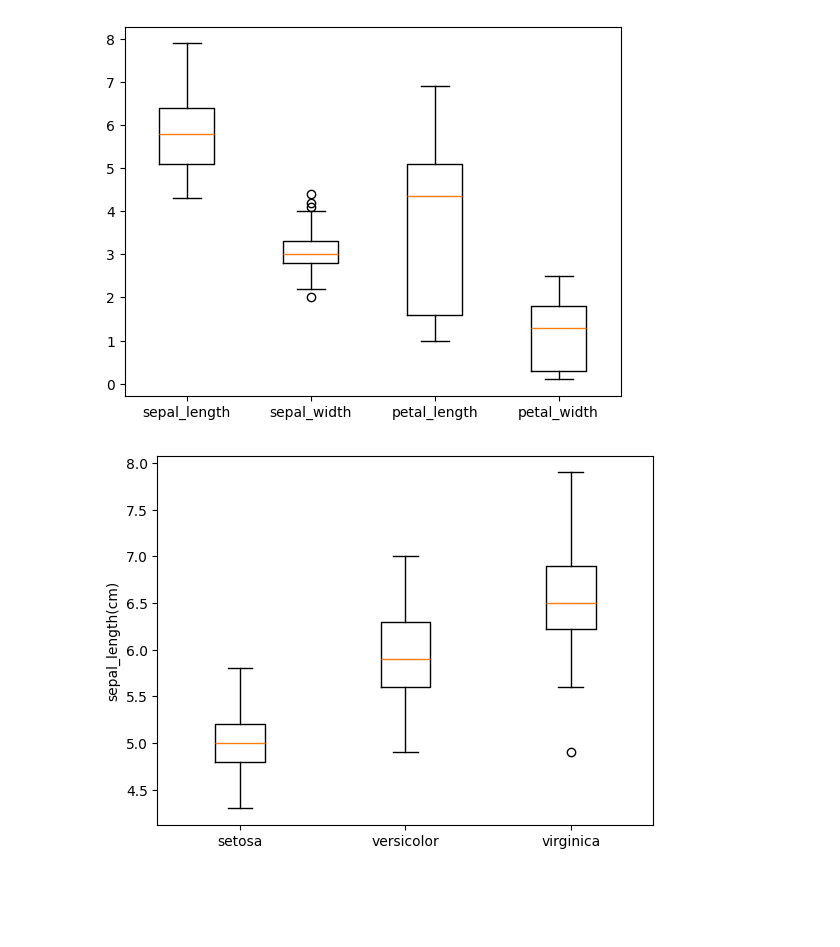
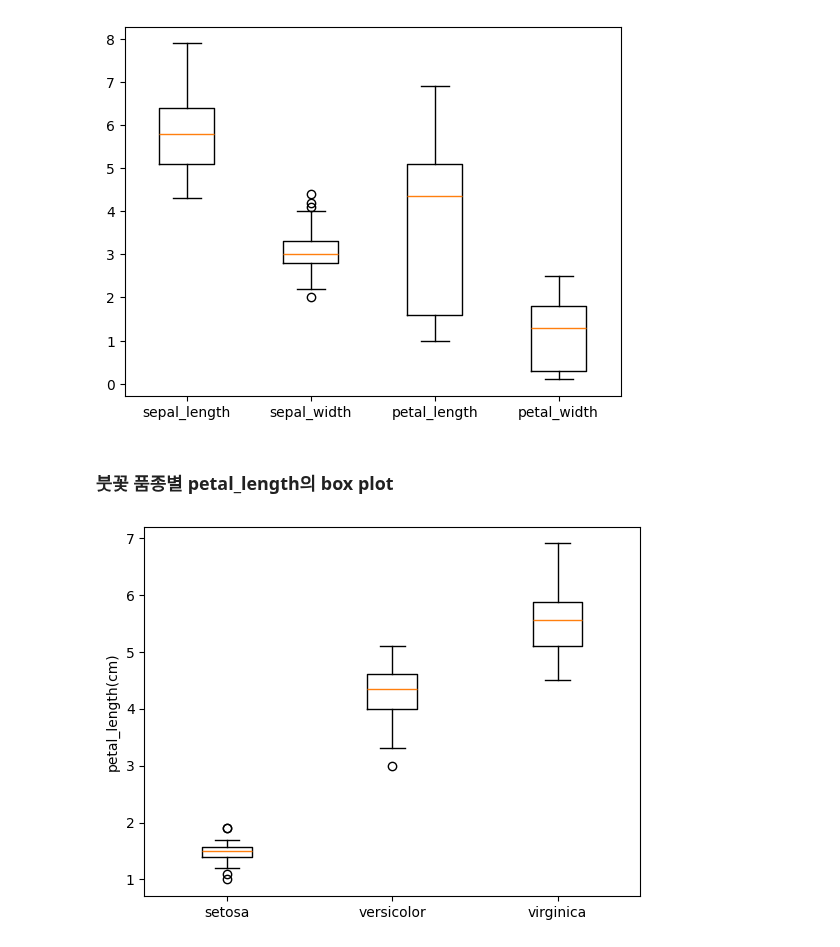
Before and after one commit to JakeOh/202511_BD53, a Jupyter notebook: lab_python/da04_matplotlib.ipynb, the cells around one changed output. Cells and saved outputs as stored; diff of their text form; code cells hidden in the pictures; blank space fills up the shorter version.

```diff
--- a/lab_python/da04_matplotlib.ipynb
+++ b/lab_python/da04_matplotlib.ipynb
@@ -765,14 +774,15 @@ plt.show()
 # %% [output]
 [figure]
+# %% [markdown]
+### 붓꽃 품종별 petal_length의 box plot
 # %%
-# 붓꽃의 품종별로 sepal_length의 box plot
 data = []  # 품종별 sepal_length를 저장하기 위한 변수
 for s in iris.species.unique():
-    sl = iris[iris.species == s].sepal_length
+    sl = iris[iris.species == s].petal_length
     data.append(sl)
 
 plt.boxplot(x=data, tick_labels=iris.species.unique())
-plt.ylabel('sepal_length(cm)')
+plt.ylabel('petal_length(cm)')
 plt.show()
 # %% [output]
-[figure, old version]
+[figure, new version]
```
Also changed, not shown: parts of 11 cells of this notebook.
